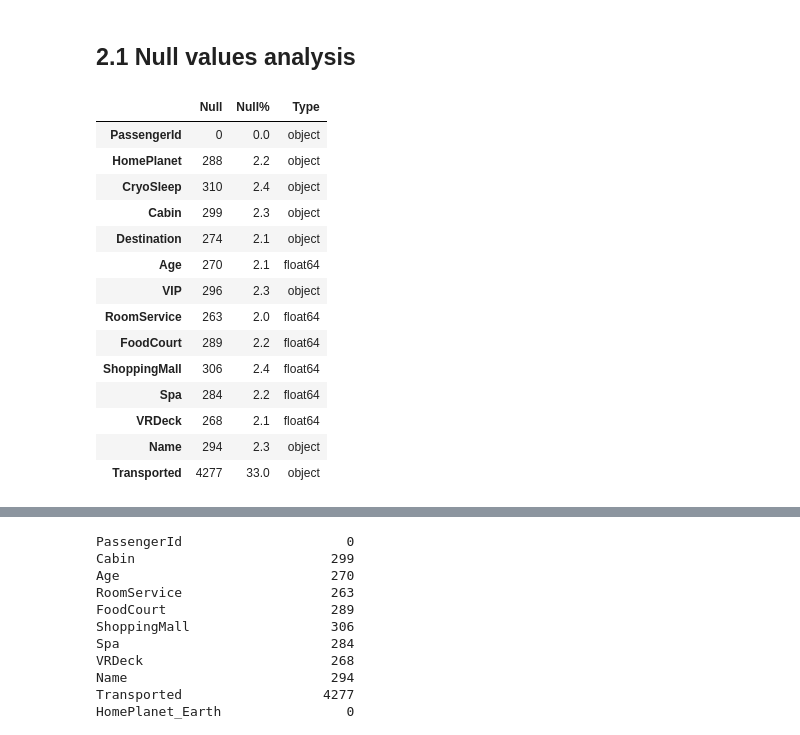
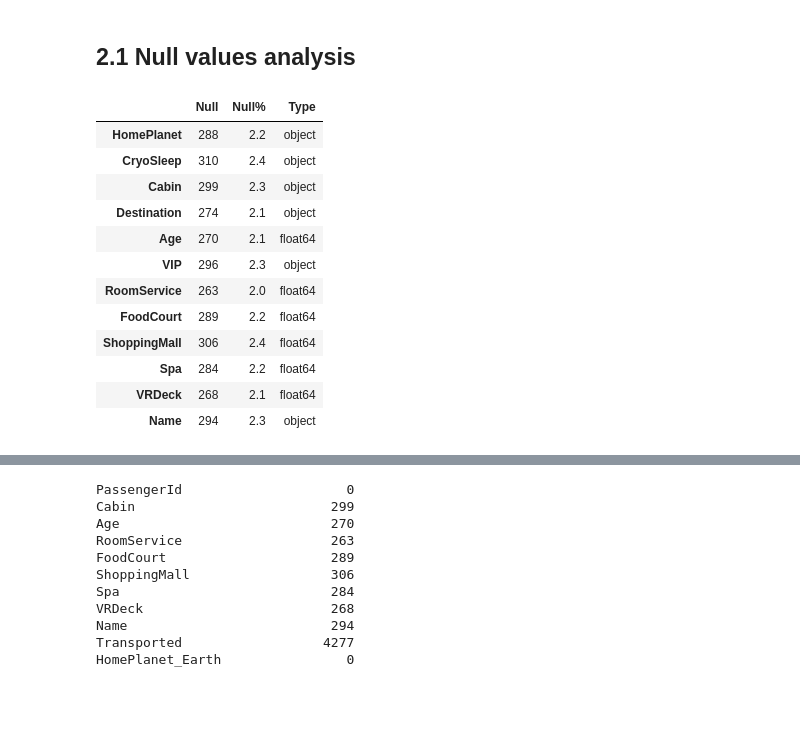
Before and after one commit to JMViJi/Spaceship-Titanic-Kaggle-Competition, a Jupyter notebook: spaceship-titanic.ipynb, the cells around one changed output, grey strips where cells are left out. Saved outputs shown, nothing was run; the diff lists cells and outputs as text; code cells hidden in the pictures; blank space fills up the shorter version.

Commit message:
Null values 2

```diff
--- a/spaceship-titanic.ipynb
+++ b/spaceship-titanic.ipynb
@@ -93,15 +93,16 @@ X_train.head(10)
 # %% [markdown]
 ## 2.1 Null values analysis
 # %%
+# Table with information about null values and type of X_train features
+
 X_null_sum = X_train.isnull().sum() # Number of null values in each feature
 X_nullP = round(X_train.isnull().sum()/X_train.shape[0]*100,1) # Percentage of null values in each feature rounded to 1 decimal
 X_type = X_train.dtypes # Type of each feature
 X_info = pd.concat([X_null_sum, X_nullP, X_type], axis=1) # Concatenate X_null, X_nullP and X_type in one dataframe
 X_info.columns = ['Null', 'Null%', 'Type'] # Rename columns
-X_info
+X_info[:][1:-1]
 # %% [output]
 |  | Null | Null% | Type |
-| PassengerId | 0 | 0.0 | object |
 | HomePlanet | 288 | 2.2 | object |
 | CryoSleep | 310 | 2.4 | object |
 | Cabin | 299 | 2.3 | object |
@@ -114,4 +115,3 @@ X_info
 | Spa | 284 | 2.2 | float64 |
 | VRDeck | 268 | 2.1 | float64 |
 | Name | 294 | 2.3 | object |
-| Transported | 4277 | 33.0 | object |
```
Also changed, not shown: parts of 7 cells of this notebook.
